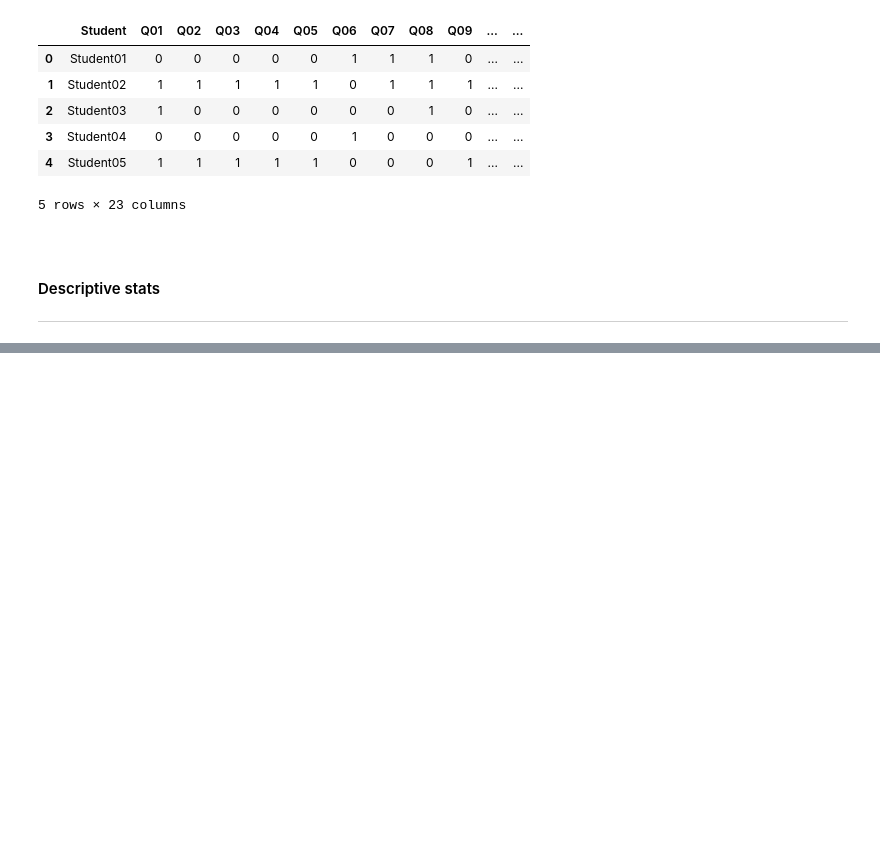
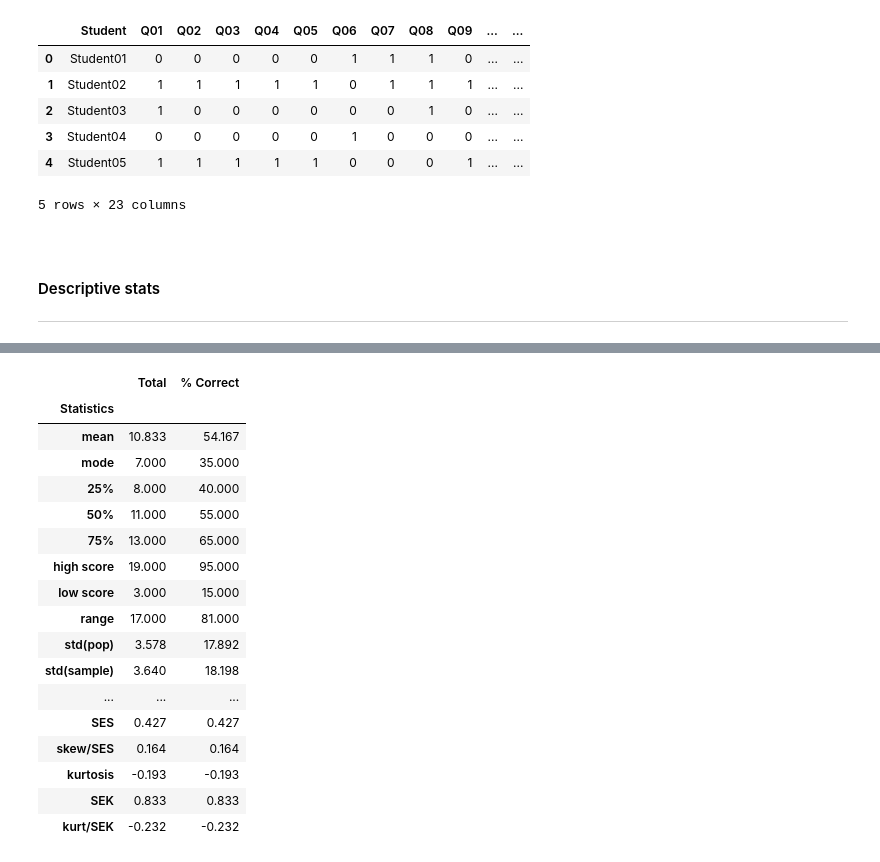
Before and after one commit to olgarozhdestvina/Data-Science-and-Machine-Learning, a Jupyter notebook: Data analytics/Language tests/One test descriptive statistics.ipynb, the cells around one changed output, grey strips where cells are left out. Saved outputs shown, nothing was run; the diff lists cells and outputs as text; code cells hidden in the pictures; blank space fills up the shorter version.

```diff
--- a/Data analytics/Language tests/One test descriptive statistics.ipynb
+++ b/Data analytics/Language tests/One test descriptive statistics.ipynb
@@ -123,0 +150,27 @@ ss.variation(test['Total'])
+# %%
+# round all stats to two decimal points and changing the order
+stats = np.round(stats, 3)
+stats = stats.reindex(index = ['mean','mode','25%', '50%', '75%', 'high score', 'low score',
+                       'range', 'std(pop)', 'std(sample)', 'var(pop)', 'var(sample)', 'Q', 'n',
+                      'skewness', 'SES', 'skew/SES','kurtosis', 'SEK', 'kurt/SEK'])
+stats.index.name = 'Statistics'
+stats
+# %% [output]
+|  | Total | % Correct |
+| Statistics |  |  |
+| mean | 10.833 | 54.167 |
+| mode | 7.000 | 35.000 |
+| 25% | 8.000 | 40.000 |
+| 50% | 11.000 | 55.000 |
+| 75% | 13.000 | 65.000 |
+| high score | 19.000 | 95.000 |
+| low score | 3.000 | 15.000 |
+| range | 17.000 | 81.000 |
+| std(pop) | 3.578 | 17.892 |
+| std(sample) | 3.640 | 18.198 |
+| ... | ... | ... |
+| SES | 0.427 | 0.427 |
+| skew/SES | 0.164 | 0.164 |
+| kurtosis | -0.193 | -0.193 |
+| SEK | 0.833 | 0.833 |
+| kurt/SEK | -0.232 | -0.232 |
```
Also changed, not shown: parts of 12 cells of this notebook, 1 other file.
